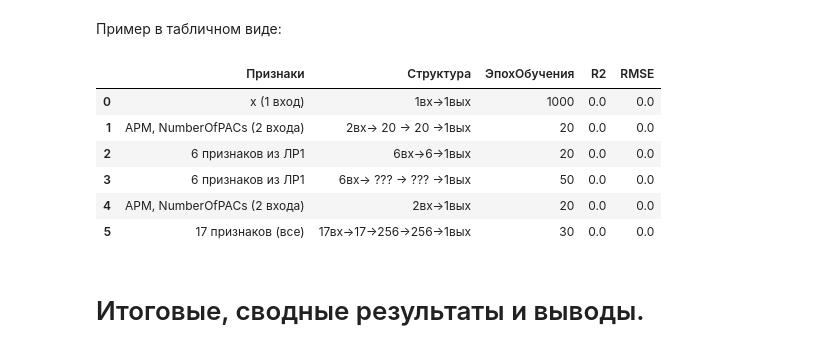
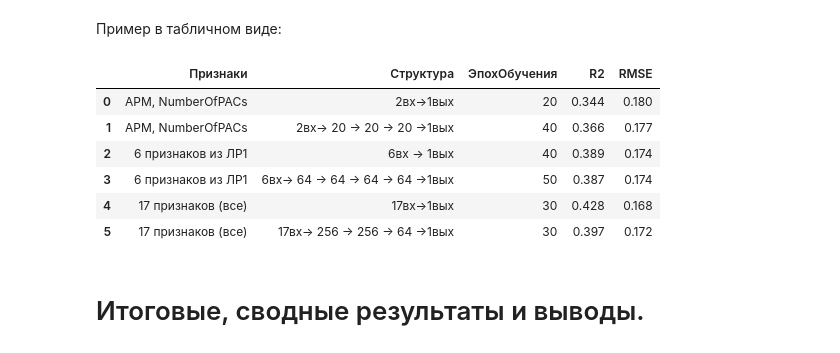
Before and after one commit to LimeShot/NSTU, a Jupyter notebook: IS/лаба 3/АТМ-25_ЛР-3_Секачёв_Чумаков Extend.ipynb, the cells around one changed output. Cells and saved outputs as stored; diff of their text form; code cells hidden in the pictures.

```diff
--- a/IS/лаба 3/3.ЛР-3 (v2025-11-05_pub).ipynb
+++ b/IS/лаба 3/АТМ-25_ЛР-3_Секачёв_Чумаков Extend.ipynb
@@ -1276,70 +1456,58 @@ weighted avg       0.39      0.36      0.33       868
 df_model_results = pd.DataFrame(
     [
         {
             "Признаки": "APM, NumberOfPACs",
             "Структура": "2вх->1вых",
-            "ЭпохОбучения": 1000,
-            "R2": 0.0,
-            "RMSE": 0.0,
+            "ЭпохОбучения": 20,
+            "R2": 0.344,
+            "RMSE": 0.180,
         },
         {
             "Признаки": "APM, NumberOfPACs",
-            "Структура": "2вх-> 20 -> 20 ->1вых",
-            "ЭпохОбучения": 20,
-            "R2": 0.0,
-            "RMSE": 0.0,
+            "Структура": "2вх-> 20 -> 20 -> 20 ->1вых",
+            "ЭпохОбучения": 40,
+            "R2": 0.366,
+            "RMSE": 0.177,
         },
         {
             "Признаки": "6 признаков из ЛР1",
-            "Структура": "6вх->6->1вых",
-            "ЭпохОбучения": 20,
-            "R2": 0.0,
-            "RMSE": 0.0,
+            "Структура": "6вх -> 1вых",
+            "ЭпохОбучения": 40,
+            "R2": 0.389,
+            "RMSE": 0.174,
         },
         {
             "Признаки": "6 признаков из ЛР1",
-            "Структура": "6вх-> ??? -> ??? ->1вых",
+            "Структура": "6вх-> 64 -> 64 -> 64 -> 64 ->1вых",
             "ЭпохОбучения": 50,
-            "R2": 0.0,
-            "RMSE": 0.0,
+            "R2": 0.387,
+            "RMSE": 0.174,
         },
                 {
             "Признаки": "17 признаков (все)",
             "Структура": "17вх->1вых",
             "ЭпохОбучения": 30,
-            "R2": 0.0,
-            "RMSE": 0.0,
+            "R2": 0.428,
+            "RMSE": 0.168,
         },
         {
             "Признаки": "17 признаков (все)",
-            "Структура": "17вх->256->256->1вых",
+            "Структура": "17вх-> 256 -> 256 -> 64 ->1вых",
             "ЭпохОбучения": 30,
-            "R2": 0.0,
-            "RMSE": 0.0,
+            "R2": 0.397,
+            "RMSE": 0.172,
         },
     ]
 )
 df_model_results
-
-df_model_results = pd.DataFrame([
-    {'Model':'m1', 'Structure':'Input(2) -> Dense(1)', 'Epochs':20, 'MAE':0.144,   'MSE':0.032383, 'RMSE':0.179953, 'R2':0.344,  'Accuracy':np.nan},
-    {'Model':'m2', 'Structure':'Input(2) -> Dense(20) -> Dense(20) -> Dense(20) -> Dense(1)', 'Epochs':40, 'MAE':0.142,   'MSE':0.031310, 'RMSE':0.176945, 'R2':0.366,  'Accuracy':np.nan},
-    {'Model':'m3', 'Structure':'Input(6) -> Dense(1)', 'Epochs':40, 'MAE':0.139,   'MSE':0.030580, 'RMSE':0.174870, 'R2':0.380,  'Accuracy':np.nan},
-    {'Model':'m4', 'Structure':'Input(6) -> Dense(64)x4 -> Dense(1)', 'Epochs':40, 'MAE':0.137,   'MSE':0.030237, 'RMSE':0.173888, 'R2':0.387,  'Accuracy':np.nan},
-    {'Model':'m5', 'Structure':'Input(17) -> Dense(1)', 'Epochs':40, 'MAE':0.134,   'MSE':0.028223, 'RMSE':0.167997, 'R2':0.428,  'Accuracy':np.nan},
-    {'Model':'m6', 'Structure':'Input(17) -> Dense(256) -> Dense(256) -> Dense(64) -> Dense(1)', 'Epochs':50, 'MAE':0.138,   'MSE':0.029768, 'RMSE':0.172533, 'R2':0.397,  'Accuracy':np.nan},
-    {'Model':'m7', 'Structure':'Input(17) -> Dense(256)x3 -> Dense(7) [softmax]', 'Epochs':30, 'MAE':np.nan, 'MSE':np.nan,      'RMSE':np.nan,      'R2':np.nan,  'Accuracy':0.3606}
-])
-
-df_model_results = df_model_results[['Model','Structure','Epochs','MAE','MSE','RMSE','R2','Accuracy']]
 # %% [output]
 |  | Признаки | Структура | ЭпохОбучения | R2 | RMSE |
-| 0 | x (1 вход) | 1вх->1вых | 1000 | 0.0 | 0.0 |
-| 1 | APM, NumberOfPACs (2 входа) | 2вх-> 20 -> 20 ->1вых | 20 | 0.0 | 0.0 |
-| 2 | 6 признаков из ЛР1 | 6вх->6->1вых | 20 | 0.0 | 0.0 |
-| 3 | 6 признаков из ЛР1 | 6вх-> ??? -> ??? ->1вых | 50 | 0.0 | 0.0 |
-| 4 | APM, NumberOfPACs (2 входа) | 2вх->1вых | 20 | 0.0 | 0.0 |
-| 5 | 17 признаков (все) | 17вх->17->256->256->1вых | 30 | 0.0 | 0.0 |
+| 0 | APM, NumberOfPACs | 2вх->1вых | 20 | 0.344 | 0.180 |
+| 1 | APM, NumberOfPACs | 2вх-> 20 -> 20 -> 20 ->1вых | 40 | 0.366 | 0.177 |
+| 2 | 6 признаков из ЛР1 | 6вх -> 1вых | 40 | 0.389 | 0.174 |
+| 3 | 6 признаков из ЛР1 | 6вх-> 64 -> 64 -> 64 -> 64 ->1вых | 50 | 0.387 | 0.174 |
+| 4 | 17 признаков (все) | 17вх->1вых | 30 | 0.428 | 0.168 |
+| 5 | 17 признаков (все) | 17вх-> 256 -> 256 -> 64 ->1вых | 30 | 0.397 | 0.172 |
 # %% [markdown]
 # Итоговые, сводные результаты и выводы.
 # %% [markdown]
```
Also changed, not shown: parts of 17 cells of this notebook, 4 other files.
